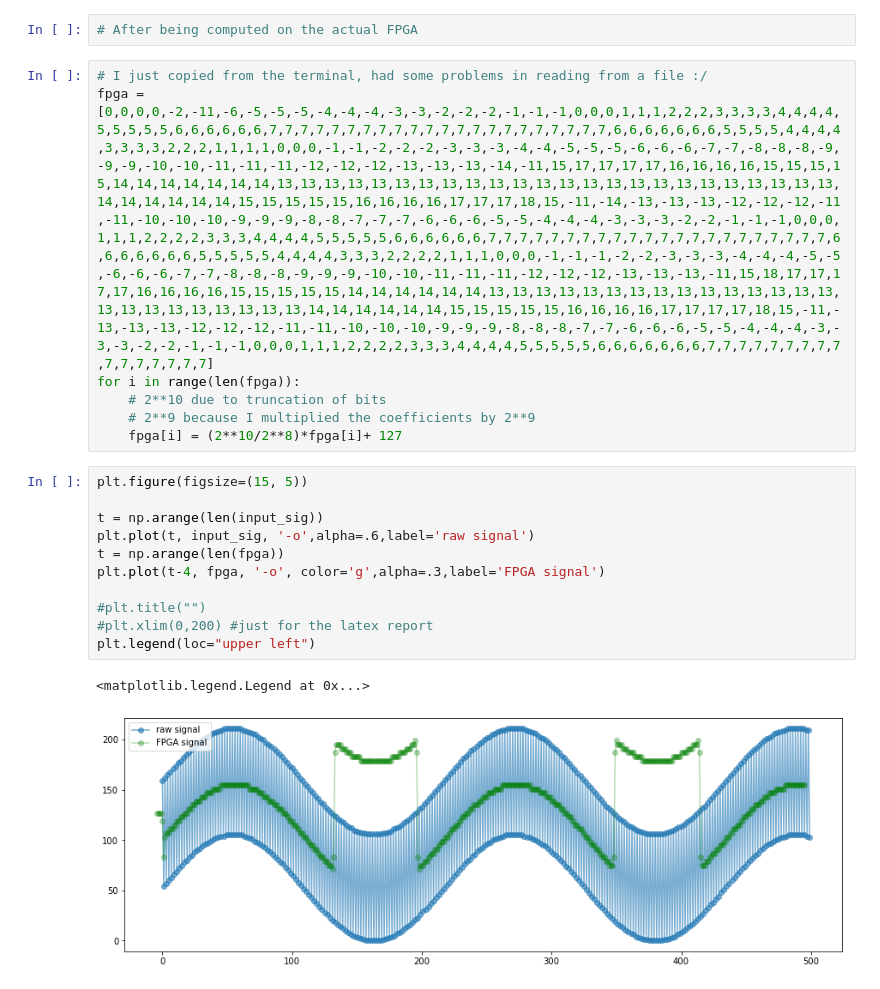
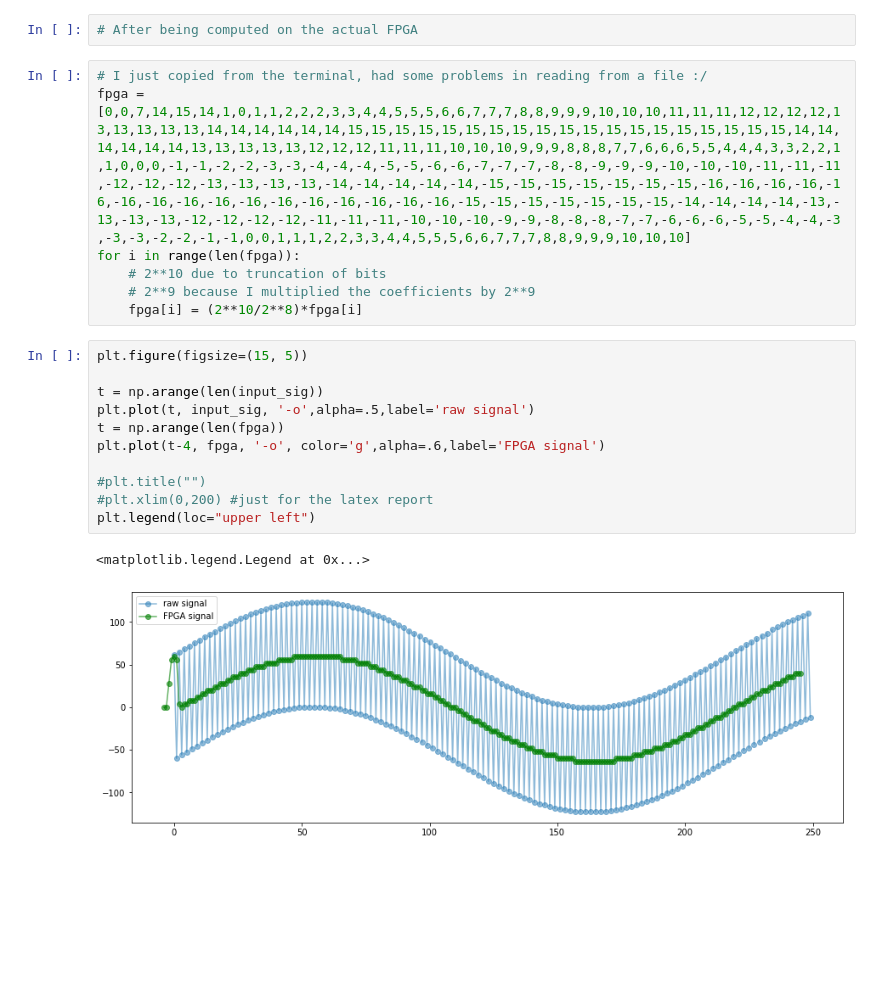
Before and after one commit to SaverioMonaco/4-Taps-FIR-Filter, a Jupyter notebook: src/analysis.ipynb, the cells around one changed output. Saved outputs shown, nothing was run; the diff lists cells and outputs as text; blank space fills up the shorter version.

Commit message:
changing signal

```diff
--- a/src/analysis.ipynb
+++ b/src/analysis.ipynb
@@ -40,24 +40,24 @@ plt.legend(loc="upper left")
 [figure]
 # %%
 # After being computed on the actual FPGA
-# %%
-# I just copied from the terminal, had some problems in reading from a file :/
-fpga = [0,0,0,0,-2,-11,-6,-5,-5,-5,-4,-4,-4,-3,-3,-2,-2,-2,-1,-1,-1,0,0,0,1,1,1,2,2,2,3,3,3,3,4,4,4,4,5,5,5,5,5,6,6,6,6,6,6,7,7,7,7,7,7,7,7,7,7,7,7,7,7,7,7,7,7,7,7,7,7,6,6,6,6,6,6,6,5,5,5,5,4,4,4,4,3,3,3,3,2,2,2,1,1,1,1,0,0,0,-1,-1,-2,-2,-2,-3,-3,-3,-4,-4,-5,-5,-5,-6,-6,-6,-7,-7,-8,-8,-8,-9,-9,-9,-10,-10,-11,-11,-11,-12,-12,-12,-13,-13,-13,-14,-11,15,17,17,17,17,16,16,16,16,15,15,15,15,14,14,14,14,14,14,14,13,13,13,13,13,13,13,13,13,13,13,13,13,13,13,13,13,13,13,13,13,13,13,13,14,14,14,14,14,14,15,15,15,15,15,16,16,16,16,17,17,17,18,15,-11,-14,-13,-13,-13,-12,-12,-12,-11,-11,-10,-10,-10,-9,-9,-9,-8,-8,-7,-7,-7,-6,-6,-6,-5,-5,-4,-4,-4,-3,-3,-3,-2,-2,-1,-1,-1,0,0,0,1,1,1,2,2,2,2,3,3,3,4,4,4,4,5,5,5,5,5,6,6,6,6,6,6,7,7,7,7,7,7,7,7,7,7,7,7,7,7,7,7,7,7,7,7,7,7,6,6,6,6,6,6,6,5,5,5,5,5,4,4,4,4,3,3,3,2,2,2,2,1,1,1,0,0,0,-1,-1,-1,-2,-2,-3,-3,-3,-4,-4,-4,-5,-5,-6,-6,-6,-7,-7,-8,-8,-8,-9,-9,-9,-10,-10,-11,-11,-11,-12,-12,-12,-13,-13,-13,-11,15,18,17,17,17,17,16,16,16,16,15,15,15,15,15,14,14,14,14,14,14,13,13,13,13,13,13,13,13,13,13,13,13,13,13,13,13,13,13,13,13,13,13,13,13,14,14,14,14,14,14,15,15,15,15,15,16,16,16,16,17,17,17,17,18,15,-11,-13,-13,-13,-12,-12,-12,-11,-11,-10,-10,-10,-9,-9,-9,-8,-8,-8,-7,-7,-6,-6,-6,-5,-5,-4,-4,-4,-3,-3,-3,-2,-2,-1,-1,-1,0,0,0,1,1,1,2,2,2,2,3,3,3,4,4,4,4,5,5,5,5,5,6,6,6,6,6,6,6,7,7,7,7,7,7,7,7,7,7,7,7,7,7,7,7]
-for i in range(len(fpga)):
-    # 2**10 due to truncation of bits
-    # 2**9 because I multiplied the coefficients by 2**9
-    fpga[i] = (2**10/2**8)*fpga[i]+ 127
+# %%
+# I just copied from the terminal, had some problems in reading from a file :/
+fpga = [0,0,7,14,15,14,1,0,1,1,2,2,2,3,3,4,4,5,5,5,6,6,7,7,7,8,8,9,9,9,10,10,10,11,11,11,12,12,12,12,13,13,13,13,13,14,14,14,14,14,14,15,15,15,15,15,15,15,15,15,15,15,15,15,15,15,15,15,15,15,14,14,14,14,14,14,13,13,13,13,13,12,12,12,11,11,11,10,10,10,9,9,9,8,8,8,7,7,6,6,6,5,5,4,4,4,3,3,2,2,1,1,0,0,0,-1,-1,-2,-2,-3,-3,-4,-4,-4,-5,-5,-6,-6,-7,-7,-7,-8,-8,-9,-9,-9,-10,-10,-10,-11,-11,-11,-12,-12,-12,-13,-13,-13,-13,-14,-14,-14,-14,-14,-15,-15,-15,-15,-15,-15,-15,-16,-16,-16,-16,-16,-16,-16,-16,-16,-16,-16,-16,-16,-16,-16,-16,-15,-15,-15,-15,-15,-15,-15,-14,-14,-14,-14,-13,-13,-13,-13,-12,-12,-12,-12,-11,-11,-11,-10,-10,-10,-9,-9,-8,-8,-8,-7,-7,-6,-6,-6,-5,-5,-4,-4,-3,-3,-3,-2,-2,-1,-1,0,0,1,1,1,2,2,3,3,4,4,5,5,5,6,6,7,7,7,8,8,9,9,9,10,10,10]
+for i in range(len(fpga)):
+    # 2**10 due to truncation of bits
+    # 2**9 because I multiplied the coefficients by 2**9
+    fpga[i] = (2**10/2**8)*fpga[i]
 # %%
 plt.figure(figsize=(15, 5))
 
 t = np.arange(len(input_sig))
-plt.plot(t, input_sig, '-o',alpha=.6,label='raw signal')
+plt.plot(t, input_sig, '-o',alpha=.5,label='raw signal')
 t = np.arange(len(fpga))
-plt.plot(t-4, fpga, '-o', color='g',alpha=.3,label='FPGA signal')
+plt.plot(t-4, fpga, '-o', color='g',alpha=.6,label='FPGA signal')
 
 #plt.title("")
 #plt.xlim(0,200) #just for the latex report
 plt.legend(loc="upper left")
 # %% [output]
 <matplotlib.legend.Legend at 0x...>
-[figure, old version]
+[figure, new version]
```
Also changed, not shown: 2 other files.
